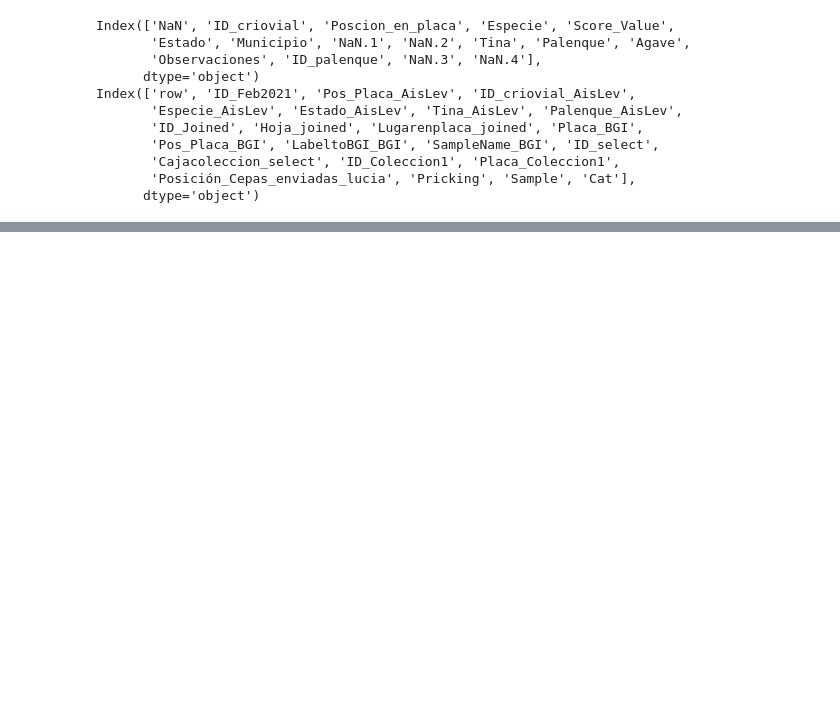
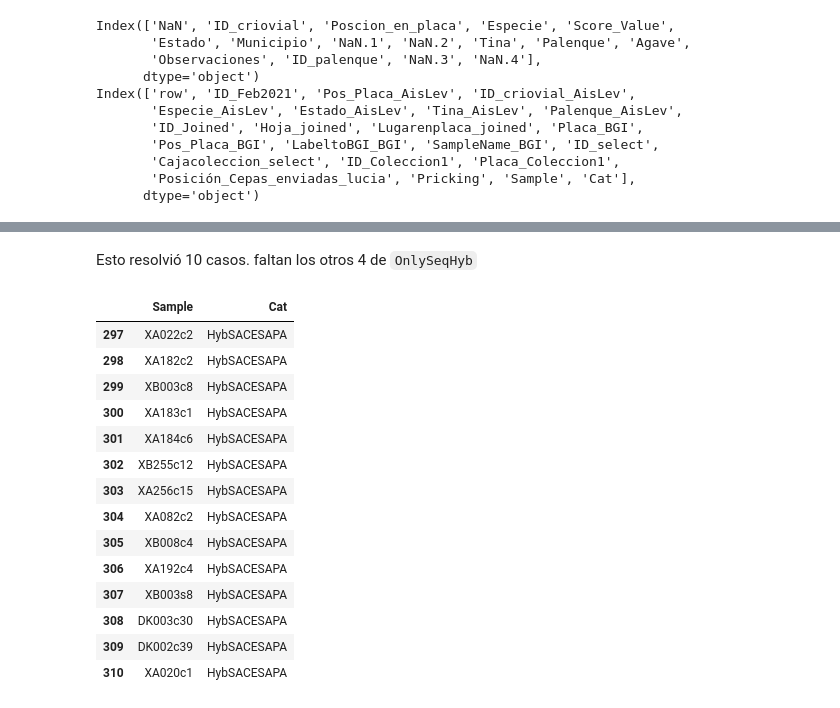
Before and after one commit to AbrahamAvelar/UnirColecciones_YMx, a Jupyter notebook: FindHybrids.ipynb, the cells around one changed output, grey strips where cells are left out. Saved outputs shown, nothing was run; the diff lists cells and outputs as text; code cells hidden in the pictures; blank space fills up the shorter version.

```diff
--- a/FindHybrids.ipynb
+++ b/FindHybrids.ipynb
@@ -180,0 +181,21 @@ merged_HybAisLev[['SampleName_BGI','Poscion_en_placa',"Estado",'Municipio','ID_p
+# %% [markdown]
+Esto resolvió 10 casos. faltan los otros 4 de `OnlySeqHyb`
+# %%
+OnlySeqHyb
+merged_HybAisLev[]
+# %% [output]
+|  | Sample | Cat |
+| 297 | XA022c2 | HybSACESAPA |
+| 298 | XA182c2 | HybSACESAPA |
+| 299 | XB003c8 | HybSACESAPA |
+| 300 | XA183c1 | HybSACESAPA |
+| 301 | XA184c6 | HybSACESAPA |
+| 302 | XB255c12 | HybSACESAPA |
+| 303 | XA256c15 | HybSACESAPA |
+| 304 | XA082c2 | HybSACESAPA |
+| 305 | XB008c4 | HybSACESAPA |
+| 306 | XA192c4 | HybSACESAPA |
+| 307 | XB003s8 | HybSACESAPA |
+| 308 | DK003c30 | HybSACESAPA |
+| 309 | DK002c39 | HybSACESAPA |
+| 310 | XA020c1 | HybSACESAPA |
```
Also changed, not shown: parts of 3 cells of this notebook.
